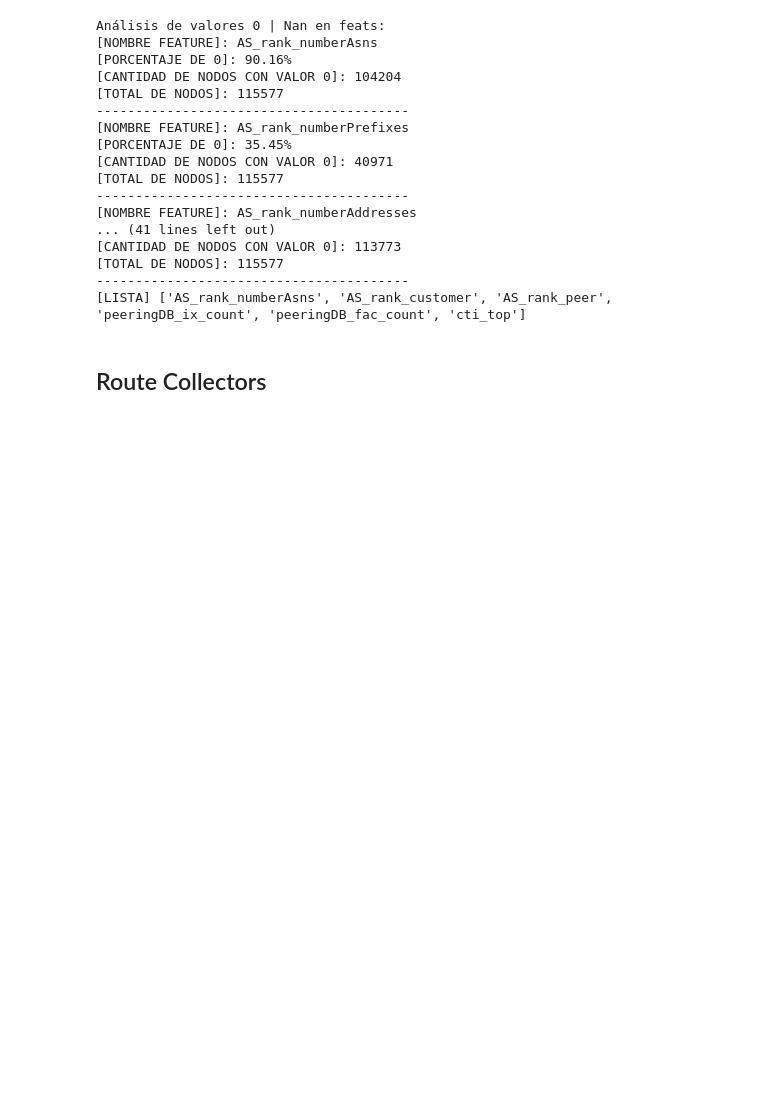
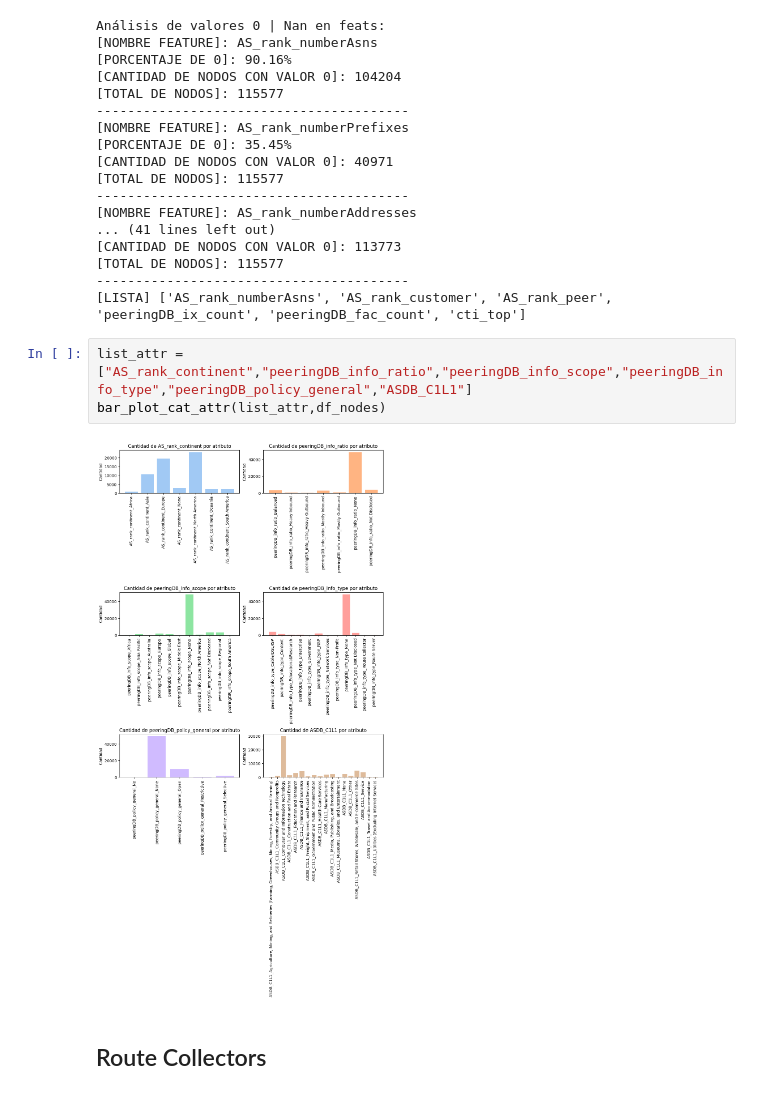
Before and after one commit to valesteban/TESIS, a Jupyter notebook: EDA.ipynb, the cells around one changed output. Drawn from its saved outputs; the diff is of its cells as text; blank space fills up the shorter version.

```diff
--- a/EDA.ipynb
+++ b/EDA.ipynb
@@ -153,6 +260,11 @@ Análisis de valores 0 | Nan en feats:
 [TOTAL DE NODOS]: 115577
 ----------------------------------------
 [LISTA] ['AS_rank_numberAsns', 'AS_rank_customer', 'AS_rank_peer', 'peeringDB_ix_count', 'peeringDB_fac_count', 'cti_top']
+# %%
+list_attr = ["AS_rank_continent","peeringDB_info_ratio","peeringDB_info_scope","peeringDB_info_type","peeringDB_policy_general","ASDB_C1L1"]
+bar_plot_cat_attr(list_attr,df_nodes)
+# %% [output]
+[figure, added]
 # %% [markdown]
 ## Route Collectors
 # %%
```
Also changed, not shown: parts of 10 cells of this notebook.
